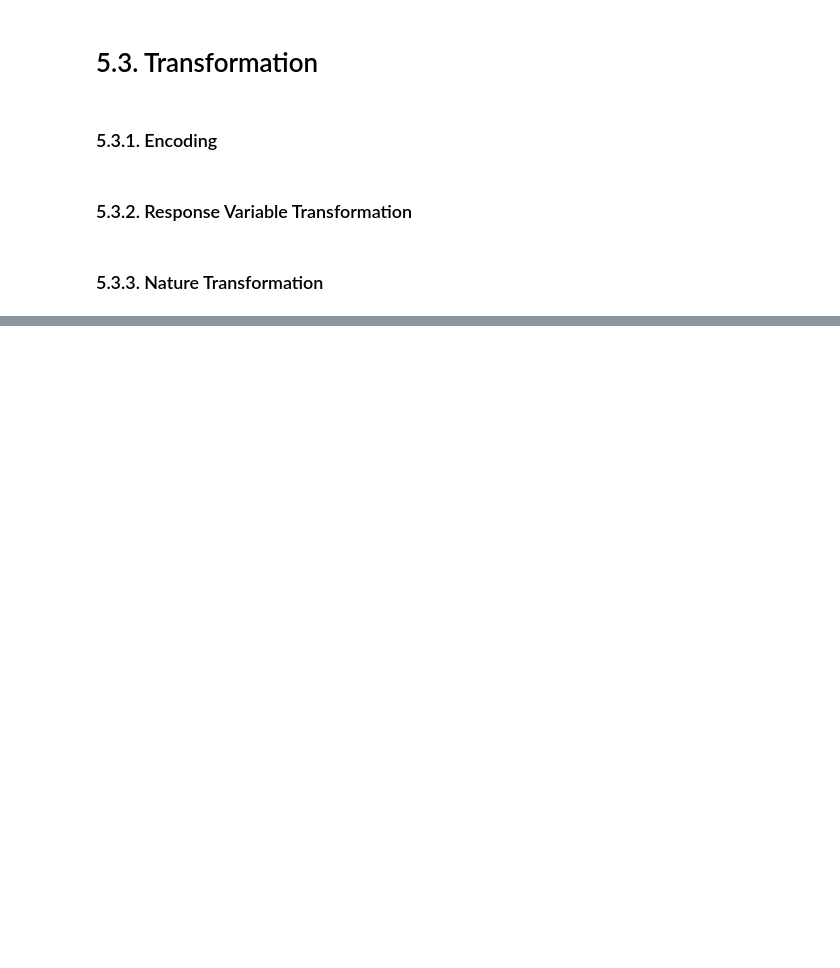
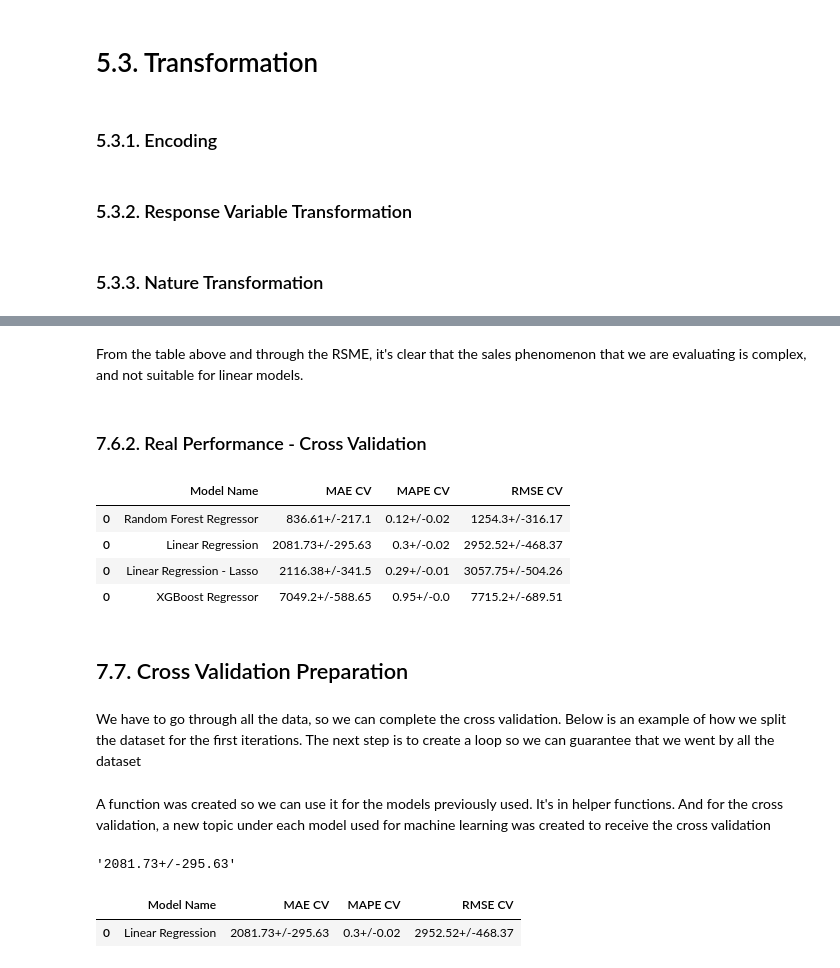
Before and after one commit to cainrodrigues/data_science_em_producao, a Jupyter notebook: m06_v01_store_sales_prediction.ipynb, the cells around one changed output, grey strips where cells are left out. Saved outputs shown, nothing was run; the diff lists cells and outputs as text; code cells hidden in the pictures; blank space fills up the shorter version.

Commit message:
ended cross validation for all the machine learning models

```diff
--- a/m06_v01_store_sales_prediction.ipynb
+++ b/m06_v01_store_sales_prediction.ipynb
@@ -1306,0 +1184,6 @@ a = cross_validation(model_name = 'Linear Regression',x_training = x_training,kf
+# %%
+lr_result_cv = cross_validation(model=lr,
+                 model_name = 'Linear Regression',
+                 x_training = x_training,
+                 kfold = 5)
+lr_result_cv
@@ -1306,0 +1216,6 @@ a = cross_validation(model_name = 'Linear Regression',x_training = x_training,kf
+# %%
+lrr_result_cv = cross_validation(model=lrr,
+                 model_name = 'Linear Regression - Lasso',
+                 x_training = x_training,
+                 kfold = 5)
+lrr_result_cv
@@ -1306,0 +1244,7 @@ a = cross_validation(model_name = 'Linear Regression',x_training = x_training,kf
+# %%
+rf_result_cv = cross_validation(model=rf,
+                 model_name = 'Random Forest Regressor',
+                 x_training = x_training,
+                 kfold = 5,
+                 verbose = True)
+rf_result_cv
@@ -1306,0 +1297,7 @@ a = cross_validation(model_name = 'Linear Regression',x_training = x_training,kf
+# %%
+xgb_result_cv = cross_validation(model= model_xgb,
+                 model_name = 'XGBoost Regressor',
+                 x_training = x_training,
+                 kfold = 5,
+                 verbose = True)
+xgb_result_cv
@@ -1306,0 +1326,17 @@ a = cross_validation(model_name = 'Linear Regression',x_training = x_training,kf
+# %% [markdown]
+From the table above and through the RSME, it's clear that the sales phenomenon that we are evaluating is complex, and not suitable for linear models.
+# %% [markdown]
+### 7.6.2. Real Performance - Cross Validation
+# %%
+modeling_result_cv = pd.concat([lr_result_cv, lrr_result_cv, rf_result_cv,xgb_result_cv])
+modeling_result_cv.sort_values('RMSE CV')
+# %% [output]
+|  | Model Name | MAE CV | MAPE CV | RMSE CV |
+| 0 | Random Forest Regressor | 836.61+/-217.1 | 0.12+/-0.02 | 1254.3+/-316.17 |
+| 0 | Linear Regression | 2081.73+/-295.63 | 0.3+/-0.02 | 2952.52+/-468.37 |
+| 0 | Linear Regression - Lasso | 2116.38+/-341.5 | 0.29+/-0.01 | 3057.75+/-504.26 |
+| 0 | XGBoost Regressor | 7049.2+/-588.65 | 0.95+/-0.0 | 7715.2+/-689.51 |
+# %% [markdown]
+## 7.7. Cross Validation Preparation
+# %% [markdown]
+We have to go through all the data, so we can complete the cross validation. Below is an example of how we split the dataset for the first iterations. The next step is to create a loop so we can guarantee that we went by all the dataset
@@ -1306,0 +1373,6 @@ a = cross_validation(model_name = 'Linear Regression',x_training = x_training,kf
+# %% [markdown]
+A function was created so we can use it for the models previously used. It's in helper functions. And for the cross validation, a new topic under each model used for machine learning was created to receive the cross validation
+# %%
+np.round(np.mean(mae_list), 2 ).astype(str) + '+/-' + np.round(np.std(mae_list), 2 ).astype(str)
+# %% [output]
+'2081.73+/-295.63'
@@ -1306,0 +1382,5 @@ a = cross_validation(model_name = 'Linear Regression',x_training = x_training,kf
+# %%
+a
+# %% [output]
+|  | Model Name | MAE CV | MAPE CV | RMSE CV |
+| 0 | Linear Regression | 2081.73+/-295.63 | 0.3+/-0.02 | 2952.52+/-468.37 |
```
Also changed, not shown: parts of 85 cells of this notebook.
